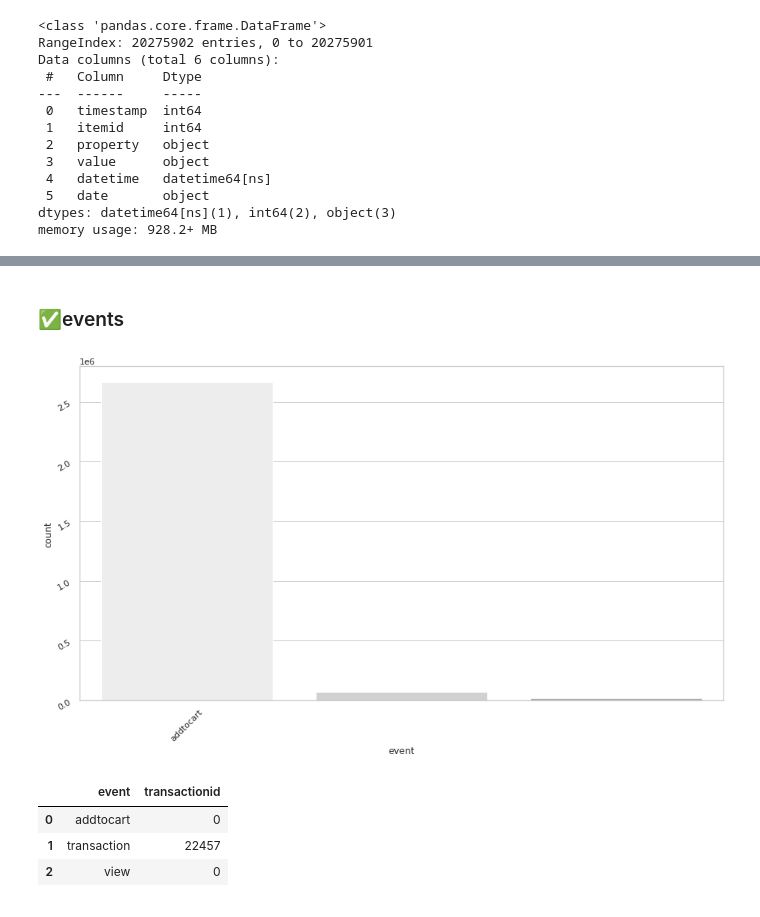
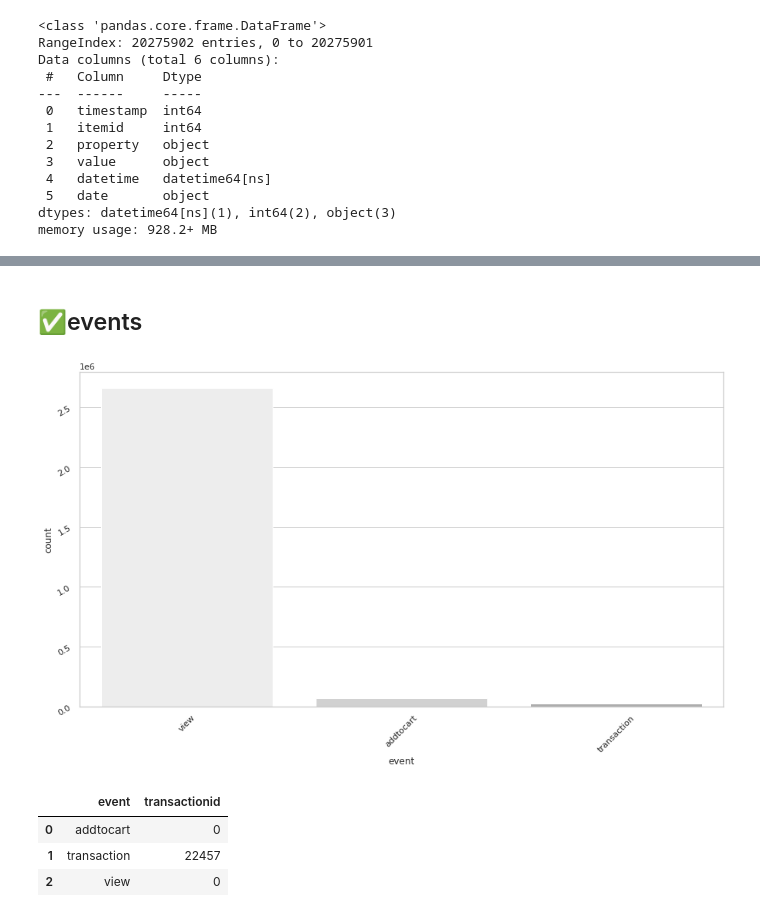
Before and after one commit to tkasod2/TIL, a Jupyter notebook: prj_analysis/Retailrocket_recommender_system_datase.ipynb, the cells around one changed output, grey strips where cells are left out. Drawn from its saved outputs; the diff is of its cells as text; code cells hidden in the pictures.

```diff
--- a/prj_analysis/Retailrocket_recommender_system_datase.ipynb
+++ b/prj_analysis/Retailrocket_recommender_system_datase.ipynb
@@ -204,5 +233,5 @@ df_item = pd.read_pickle(PATH+"/df_item.pkl")
 # %% [markdown]
-### ✅events
+## ✅events
 # %%
 import seaborn as sns
 import matplotlib.pyplot as plt
@@ -210,14 +239,14 @@ import matplotlib.ticker as ticker
 # %%
 # events['event']
 sns.set_theme(style="whitegrid", palette="Greys")
 plt.xticks(rotation=45)
 plt.yticks(rotation=30)
 
 g = sns.countplot(x='event',data =df_event)
 g.figure.set_size_inches(15, 8)
-g.xaxis.set_major_locator(ticker.MultipleLocator(3))
+# g.xaxis.set_major_locator(ticker.MultipleLocator(0))
 # %% [output]
-[figure, old version]
+[figure, new version]
 # %%
 # event and transactionid
 # # df['event'].value_counts()
```
Also changed, not shown: parts of 50 cells of this notebook.
